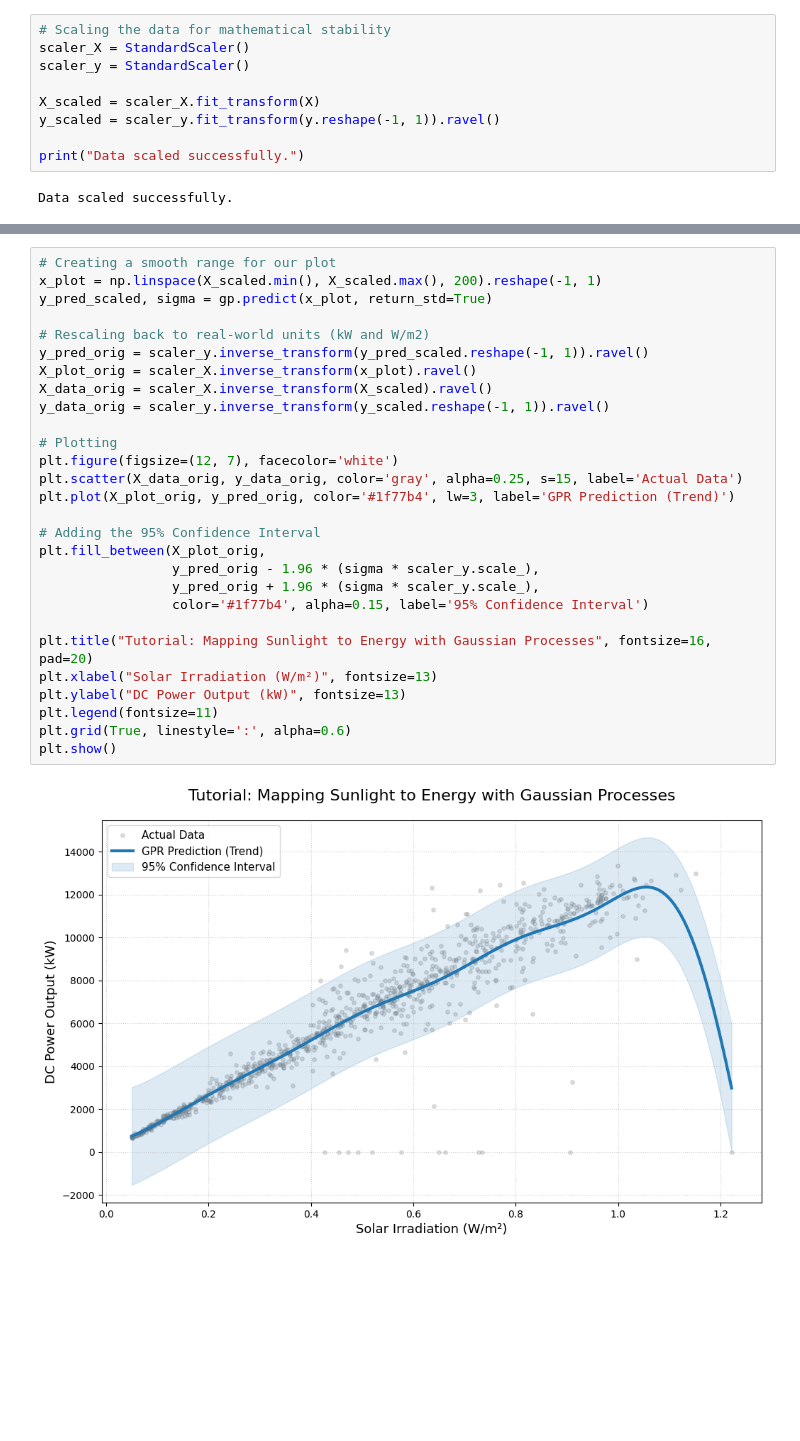
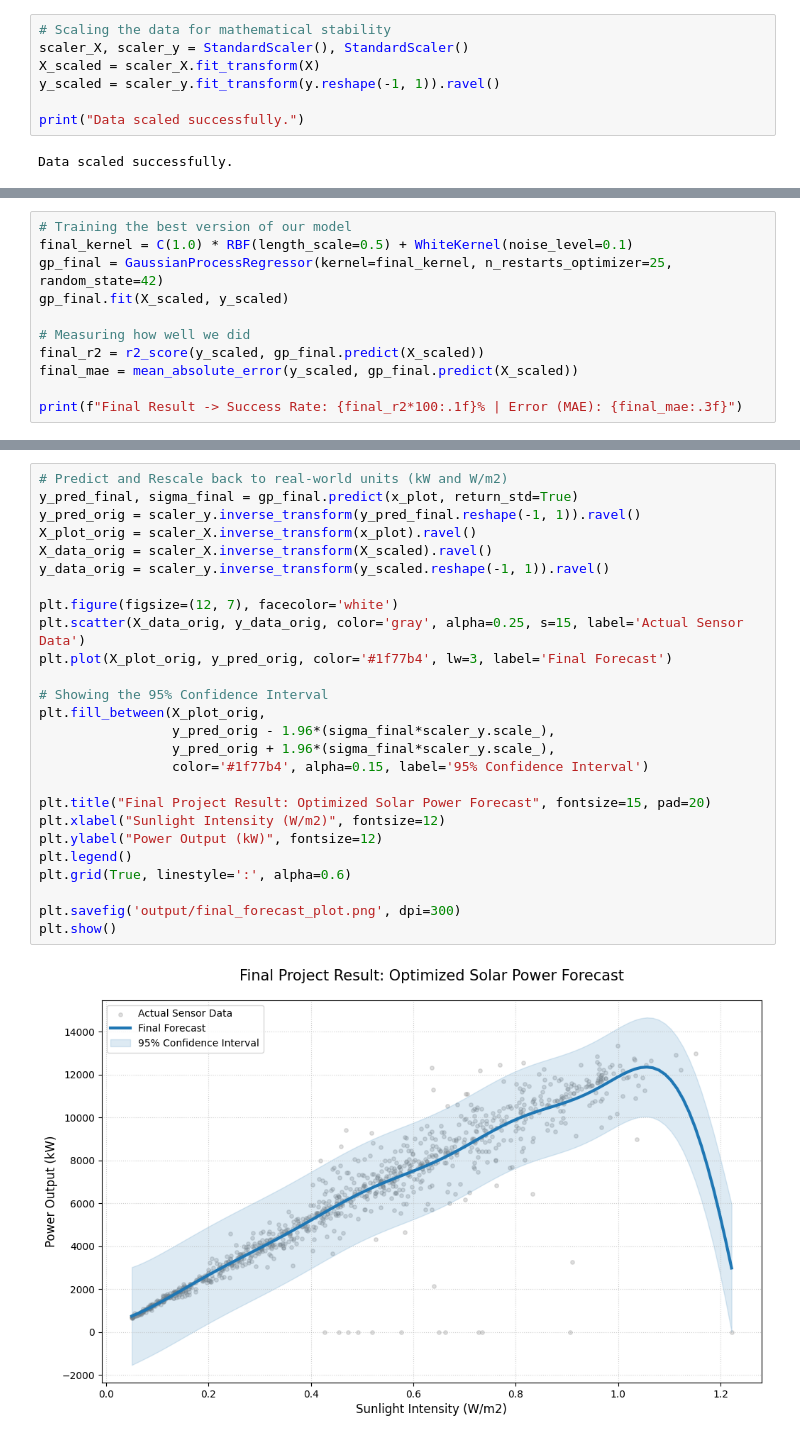
Before and after one commit to charanlogs/ML-Solar-GPR-Tutorial, a Jupyter notebook: notebook/GPR_Tutorial.ipynb, the cells around one changed output, grey strips where cells are left out. Saved outputs shown, nothing was run; the diff lists cells and outputs as text; blank space fills up the shorter version.

```diff
--- a/notebook/GPR_Tutorial.ipynb
+++ b/notebook/GPR_Tutorial.ipynb
@@ -64,8 +74,6 @@ Gaussian Processes are mathematically sensitive to the scale of the data. We wil
 # %%
 # Scaling the data for mathematical stability
-scaler_X = StandardScaler()
-scaler_y = StandardScaler()
-
+scaler_X, scaler_y = StandardScaler(), StandardScaler()
 X_scaled = scaler_X.fit_transform(X)
 y_scaled = scaler_y.fit_transform(y.reshape(-1, 1)).ravel()
 
@@ -112,0 +129,11 @@ The final step is to plot our results. The blue line is our forecast, and the li
+# %%
+# Training the best version of our model
+final_kernel = C(1.0) * RBF(length_scale=0.5) + WhiteKernel(noise_level=0.1)
+gp_final = GaussianProcessRegressor(kernel=final_kernel, n_restarts_optimizer=25, random_state=42)
+gp_final.fit(X_scaled, y_scaled)
+
+# Measuring how well we did
+final_r2 = r2_score(y_scaled, gp_final.predict(X_scaled))
+final_mae = mean_absolute_error(y_scaled, gp_final.predict(X_scaled))
+
+print(f"Final Result -> Success Rate: {final_r2*100:.1f}% | Error (MAE): {final_mae:.3f}")
@@ -113,30 +146,28 @@ The final step is to plot our results. The blue line is our forecast, and the li
 # %%
-# Creating a smooth range for our plot
-x_plot = np.linspace(X_scaled.min(), X_scaled.max(), 200).reshape(-1, 1)
-y_pred_scaled, sigma = gp.predict(x_plot, return_std=True)
-
-# Rescaling back to real-world units (kW and W/m2)
-y_pred_orig = scaler_y.inverse_transform(y_pred_scaled.reshape(-1, 1)).ravel()
+# Predict and Rescale back to real-world units (kW and W/m2)
+y_pred_final, sigma_final = gp_final.predict(x_plot, return_std=True)
+y_pred_orig = scaler_y.inverse_transform(y_pred_final.reshape(-1, 1)).ravel()
 X_plot_orig = scaler_X.inverse_transform(x_plot).ravel()
 X_data_orig = scaler_X.inverse_transform(X_scaled).ravel()
 y_data_orig = scaler_y.inverse_transform(y_scaled.reshape(-1, 1)).ravel()
 
-# Plotting
 plt.figure(figsize=(12, 7), facecolor='white')
-plt.scatter(X_data_orig, y_data_orig, color='gray', alpha=0.25, s=15, label='Actual Data')
-plt.plot(X_plot_orig, y_pred_orig, color='#1f77b4', lw=3, label='GPR Prediction (Trend)')
+plt.scatter(X_data_orig, y_data_orig, color='gray', alpha=0.25, s=15, label='Actual Sensor Data')
+plt.plot(X_plot_orig, y_pred_orig, color='#1f77b4', lw=3, label='Final Forecast')
 
-# Adding the 95% Confidence Interval
+# Showing the 95% Confidence Interval
 plt.fill_between(X_plot_orig,
-                 y_pred_orig - 1.96 * (sigma * scaler_y.scale_),
-                 y_pred_orig + 1.96 * (sigma * scaler_y.scale_),
+                 y_pred_orig - 1.96*(sigma_final*scaler_y.scale_),
+                 y_pred_orig + 1.96*(sigma_final*scaler_y.scale_),
                  color='#1f77b4', alpha=0.15, label='95% Confidence Interval')
 
-plt.title("Tutorial: Mapping Sunlight to Energy with Gaussian Processes", fontsize=16, pad=20)
-plt.xlabel("Solar Irradiation (W/m²)", fontsize=13)
-plt.ylabel("DC Power Output (kW)", fontsize=13)
-plt.legend(fontsize=11)
+plt.title("Final Project Result: Optimized Solar Power Forecast", fontsize=15, pad=20)
+plt.xlabel("Sunlight Intensity (W/m2)", fontsize=12)
+plt.ylabel("Power Output (kW)", fontsize=12)
+plt.legend()
 plt.grid(True, linestyle=':', alpha=0.6)
+
+plt.savefig('output/final_forecast_plot.png', dpi=300)
 plt.show()
 # %% [output]
-[figure, old version]
+[figure, new version]
```
Also changed, not shown: parts of 18 cells of this notebook, 8 other files.
